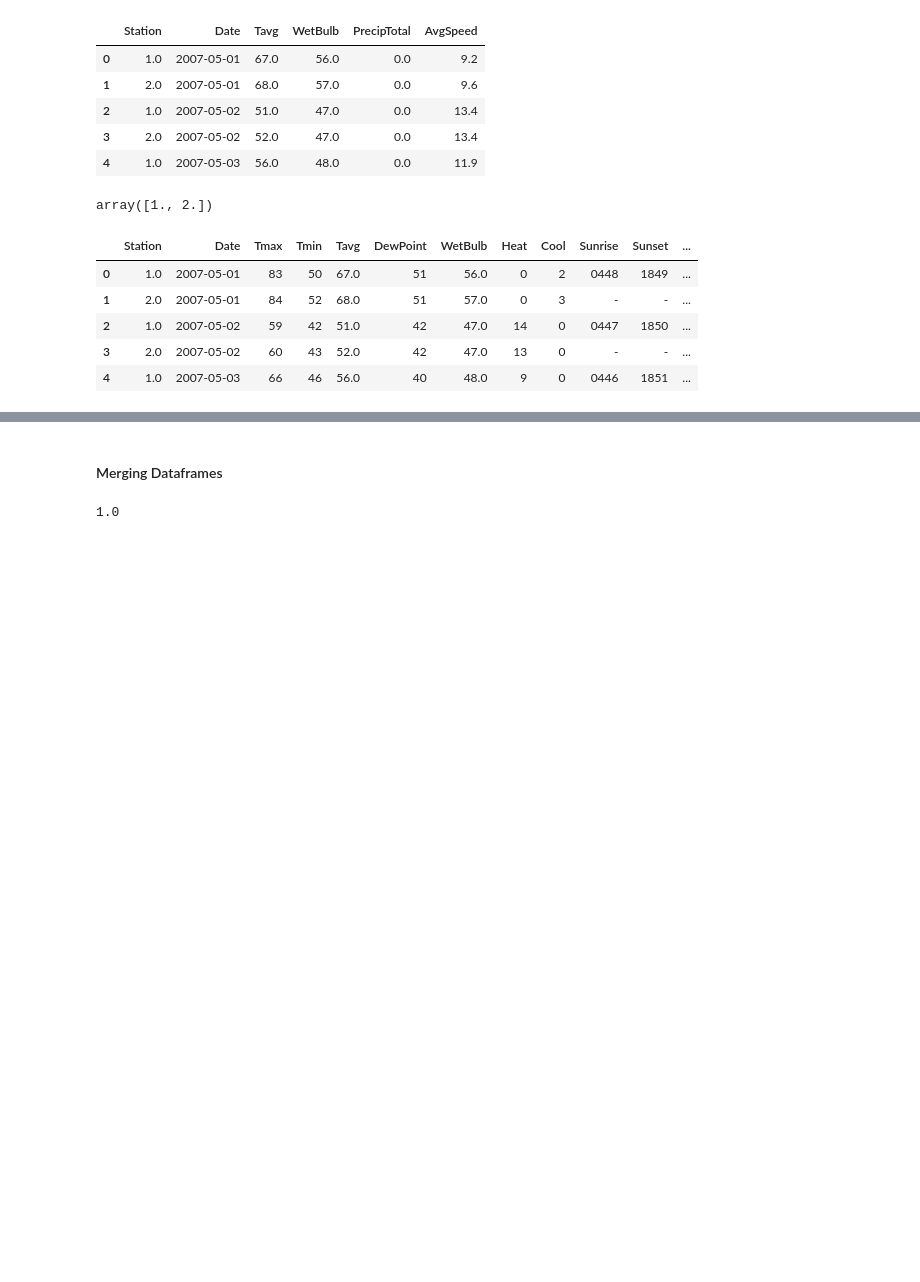
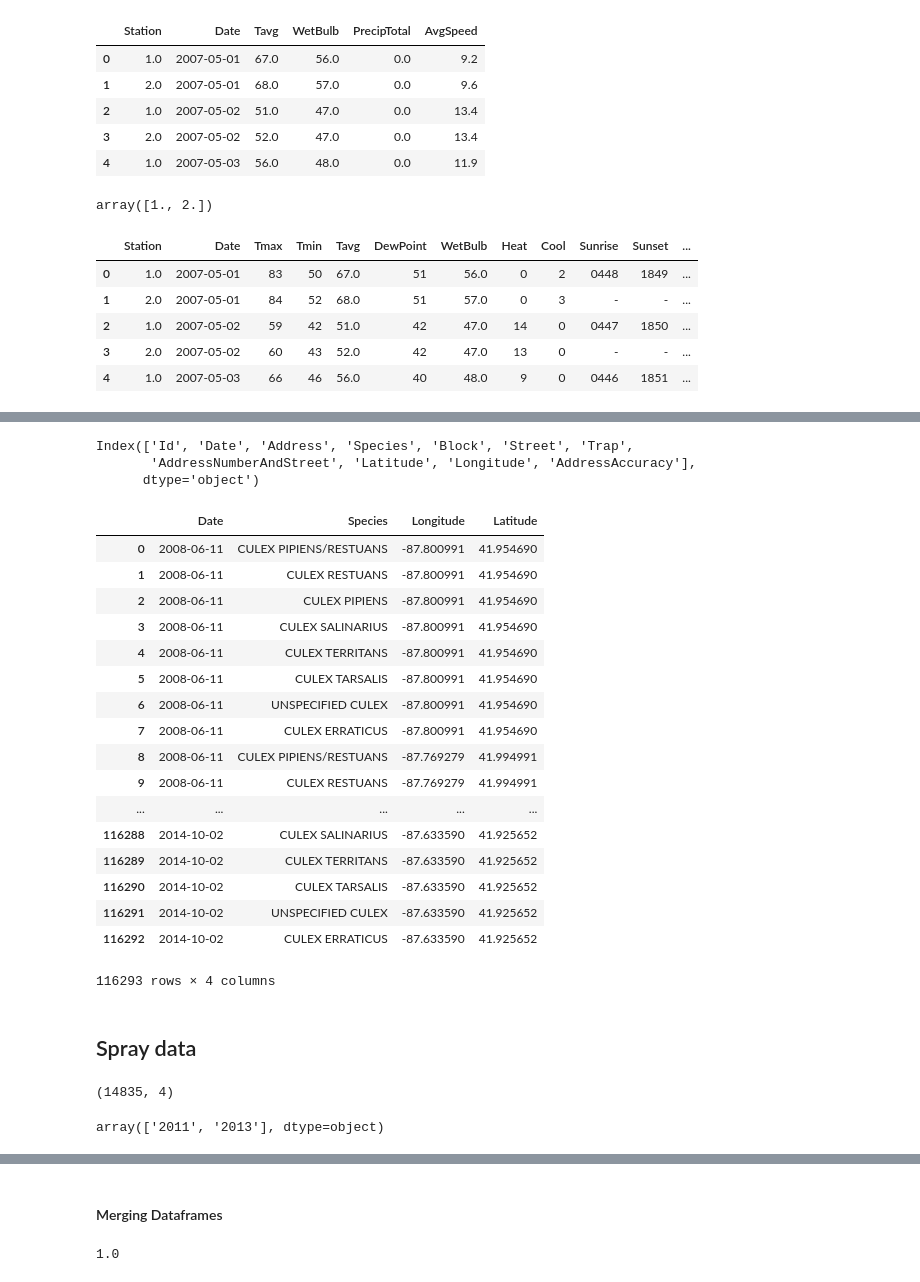
Before and after one commit to jphampton/west-nile, a Jupyter notebook: Cleaning.ipynb, the cells around one changed output, grey strips where cells are left out. Cells and saved outputs as stored; diff of their text form; code cells hidden in the pictures; blank space fills up the shorter version.

```diff
--- a/Cleaning.ipynb
+++ b/Cleaning.ipynb
@@ -197,5 +195,5 @@ Index(['Date', 'Address', 'Species', 'Block', 'Street', 'Trap',
       dtype='object')
 # %%
 # Picking promising columns to clean.  TODO: finish selection
-features = ['Date','Species', 'Trap', 'NumMosquitos', 'Longitude', 'Latitude','Station']
+west_nile_features = ['Date','Species','Longitude', 'Latitude']
 target = ['WnvPresent']
@@ -201,0 +264,37 @@ target = ['WnvPresent']
+# %%
+test.columns
+# %% [output]
+Index(['Id', 'Date', 'Address', 'Species', 'Block', 'Street', 'Trap',
+       'AddressNumberAndStreet', 'Latitude', 'Longitude', 'AddressAccuracy'],
+      dtype='object')
+# %%
+test[west_nile_features]
+# %% [output]
+|  | Date | Species | Longitude | Latitude |
+| 0 | 2008-06-11 | CULEX PIPIENS/RESTUANS | -87.800991 | 41.954690 |
+| 1 | 2008-06-11 | CULEX RESTUANS | -87.800991 | 41.954690 |
+| 2 | 2008-06-11 | CULEX PIPIENS | -87.800991 | 41.954690 |
+| 3 | 2008-06-11 | CULEX SALINARIUS | -87.800991 | 41.954690 |
+| 4 | 2008-06-11 | CULEX TERRITANS | -87.800991 | 41.954690 |
+| 5 | 2008-06-11 | CULEX TARSALIS | -87.800991 | 41.954690 |
+| 6 | 2008-06-11 | UNSPECIFIED CULEX | -87.800991 | 41.954690 |
+| 7 | 2008-06-11 | CULEX ERRATICUS | -87.800991 | 41.954690 |
+| 8 | 2008-06-11 | CULEX PIPIENS/RESTUANS | -87.769279 | 41.994991 |
+| 9 | 2008-06-11 | CULEX RESTUANS | -87.769279 | 41.994991 |
+| ... | ... | ... | ... | ... |
+| 116288 | 2014-10-02 | CULEX SALINARIUS | -87.633590 | 41.925652 |
+| 116289 | 2014-10-02 | CULEX TERRITANS | -87.633590 | 41.925652 |
+| 116290 | 2014-10-02 | CULEX TARSALIS | -87.633590 | 41.925652 |
+| 116291 | 2014-10-02 | UNSPECIFIED CULEX | -87.633590 | 41.925652 |
+| 116292 | 2014-10-02 | CULEX ERRATICUS | -87.633590 | 41.925652 |
+116293 rows × 4 columns
+# %% [markdown]
+## Spray data
+# %%
+spray.shape
+# %% [output]
+(14835, 4)
+# %%
+spray['Date'].map(lambda x: x[:4]).unique()
+# %% [output]
+array(['2011', '2013'], dtype=object)
```
Also changed, not shown: parts of 31 cells of this notebook, 1 other file.
